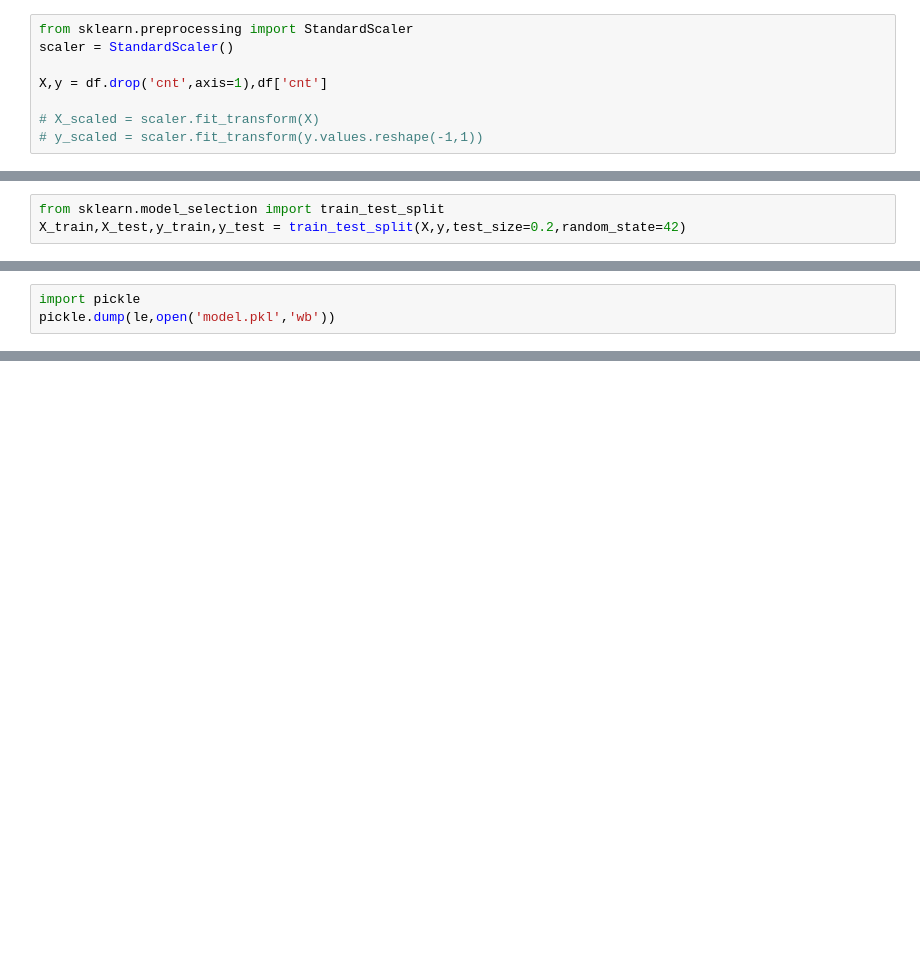
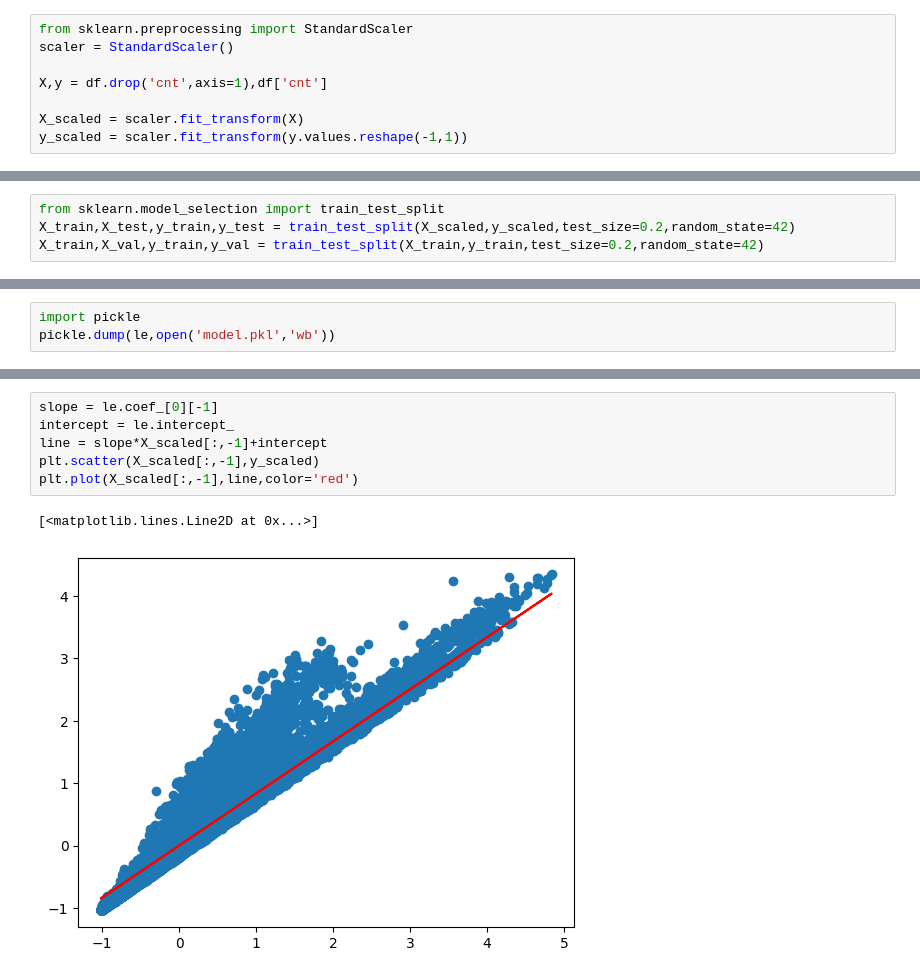
Before and after one commit to Prathmesh-rajurkar/Bike_Sharing_Pred, a Jupyter notebook: bike_sharing.ipynb, the cells around one changed output, grey strips where cells are left out. Saved outputs shown, nothing was run; the diff lists cells and outputs as text; blank space fills up the shorter version.

```diff
--- a/bike_sharing.ipynb
+++ b/bike_sharing.ipynb
@@ -116,6 +131,6 @@ scaler = StandardScaler()
 
 X,y = df.drop('cnt',axis=1),df['cnt']
 
-# X_scaled = scaler.fit_transform(X)
-# y_scaled = scaler.fit_transform(y.values.reshape(-1,1))
+X_scaled = scaler.fit_transform(X)
+y_scaled = scaler.fit_transform(y.values.reshape(-1,1))
 # %%
@@ -123,6 +142,7 @@ X,y = df.drop('cnt',axis=1),df['cnt']
 # %%
 from sklearn.model_selection import train_test_split
-X_train,X_test,y_train,y_test = train_test_split(X,y,test_size=0.2,random_state=42)
+X_train,X_test,y_train,y_test = train_test_split(X_scaled,y_scaled,test_size=0.2,random_state=42)
+X_train,X_val,y_train,y_val = train_test_split(X_train,y_train,test_size=0.2,random_state=42)
 # %%
 from sklearn.linear_model import LinearRegression
 from sklearn.ensemble import RandomForestRegressor
@@ -168,0 +207,9 @@ pickle.dump(le,open('model.pkl','wb'))
+# %%
+slope = le.coef_[0][-1]
+intercept = le.intercept_
+line = slope*X_scaled[:,-1]+intercept
+plt.scatter(X_scaled[:,-1],y_scaled)
+plt.plot(X_scaled[:,-1],line,color='red')
+# %% [output]
+[<matplotlib.lines.Line2D at 0x...>]
+[figure, added]
```
Also changed, not shown: parts of 13 cells of this notebook.
